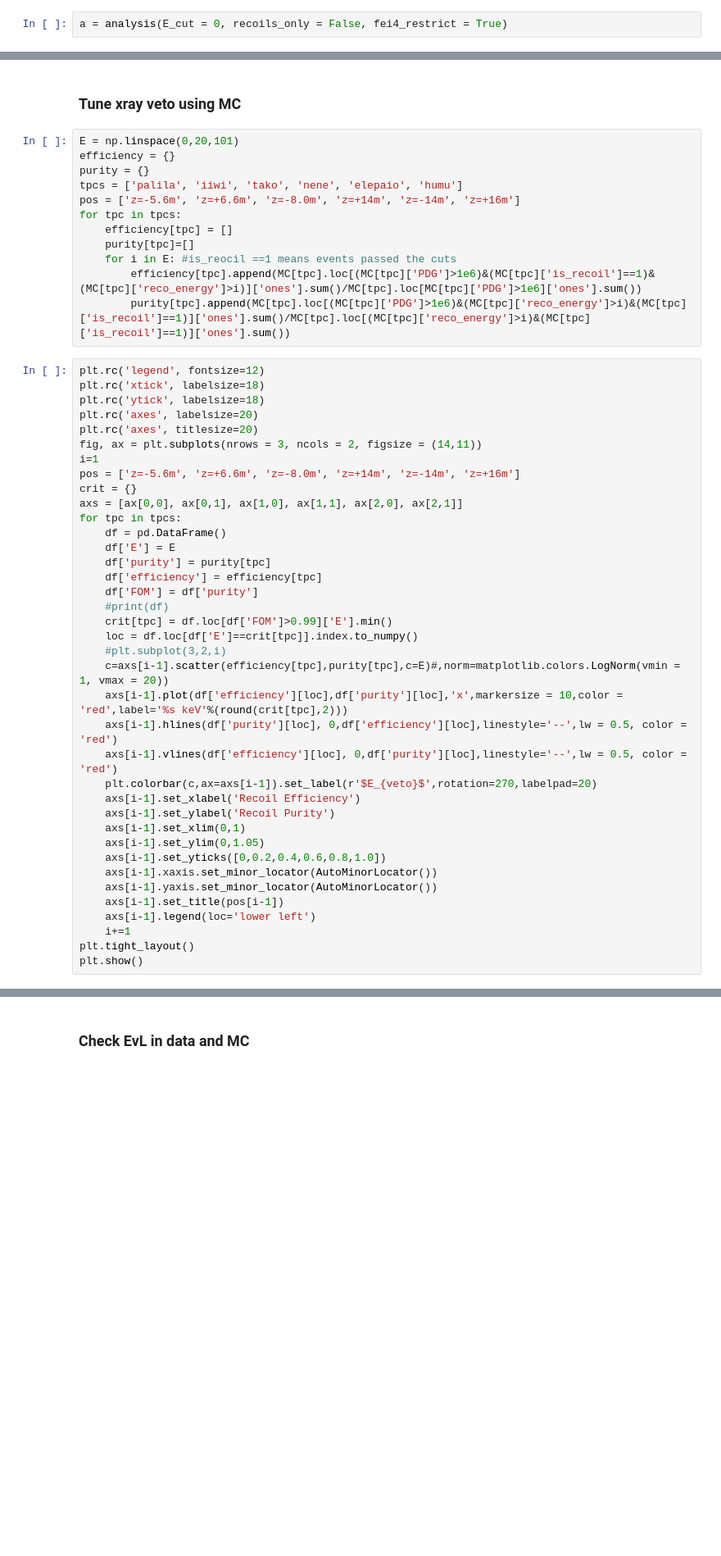
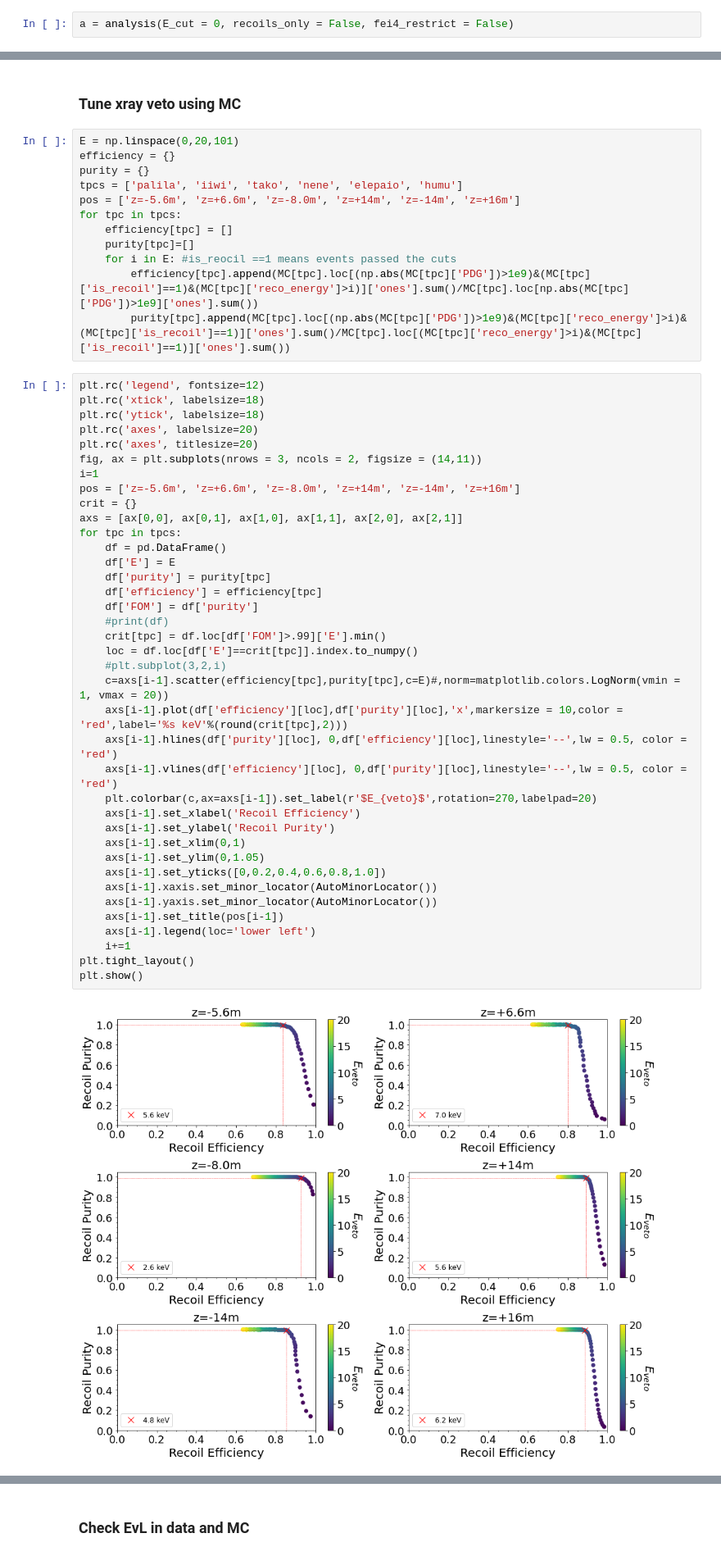
Before and after one commit to jschuel/jeff_workspace, a Jupyter notebook: analysis/phase3/with_sim/Calibrations_and_angular_analysis_final.ipynb, the cells around one changed output, grey strips where cells are left out. Shown at 82% size. Drawn from its saved outputs; the diff is of its cells as text; blank space fills up the shorter version.

```diff
--- a/analysis/phase3/with_sim/Calibrations_and_angular_analysis_final.ipynb
+++ b/analysis/phase3/with_sim/Calibrations_and_angular_analysis_final.ipynb
@@ -23,4 +23,4 @@ Welcome to JupyROOT 6.22/02
 # %% [markdown]
 Initialize analysis class with no cuts, keeping all events. Restrict extended virtual readout chip (VRC) to actual fiducial area of chip for accurate data/MC ratios
 # %%
-a = analysis(E_cut = 0, recoils_only = False, fei4_restrict = True)
+a = analysis(E_cut = 0, recoils_only = False, fei4_restrict = False)
@@ -96,8 +78,8 @@ for tpc in tpcs:
     efficiency[tpc] = []
     purity[tpc]=[]
     for i in E: #is_reocil ==1 means events passed the cuts
-        efficiency[tpc].append(MC[tpc].loc[(MC[tpc]['PDG']>1e6)&(MC[tpc]['is_recoil']==1)&(MC[tpc]['reco_energy']>i)]['ones'].sum()/MC[tpc].loc[MC[tpc]['PDG']>1e6]['ones'].sum())
-        purity[tpc].append(MC[tpc].loc[(MC[tpc]['PDG']>1e6)&(MC[tpc]['reco_energy']>i)&(MC[tpc]['is_recoil']==1)]['ones'].sum()/MC[tpc].loc[(MC[tpc]['reco_energy']>i)&(MC[tpc]['is_recoil']==1)]['ones'].sum())
+        efficiency[tpc].append(MC[tpc].loc[(np.abs(MC[tpc]['PDG'])>1e9)&(MC[tpc]['is_recoil']==1)&(MC[tpc]['reco_energy']>i)]['ones'].sum()/MC[tpc].loc[np.abs(MC[tpc]['PDG'])>1e9]['ones'].sum())
+        purity[tpc].append(MC[tpc].loc[(np.abs(MC[tpc]['PDG'])>1e9)&(MC[tpc]['reco_energy']>i)&(MC[tpc]['is_recoil']==1)]['ones'].sum()/MC[tpc].loc[(MC[tpc]['reco_energy']>i)&(MC[tpc]['is_recoil']==1)]['ones'].sum())
 # %%
 plt.rc('legend', fontsize=12)
 plt.rc('xtick', labelsize=18)
@@ -108,31 +90,33 @@ fig, ax = plt.subplots(nrows = 3, ncols = 2, figsize = (14,11))
 i=1
 pos = ['z=-5.6m', 'z=+6.6m', 'z=-8.0m', 'z=+14m', 'z=-14m', 'z=+16m']
 crit = {}
 axs = [ax[0,0], ax[0,1], ax[1,0], ax[1,1], ax[2,0], ax[2,1]]
 for tpc in tpcs:
     df = pd.DataFrame()
     df['E'] = E
     df['purity'] = purity[tpc]
     df['efficiency'] = efficiency[tpc]
     df['FOM'] = df['purity']
     #print(df)
-    crit[tpc] = df.loc[df['FOM']>0.99]['E'].min()
+    crit[tpc] = df.loc[df['FOM']>.99]['E'].min()
     loc = df.loc[df['E']==crit[tpc]].index.to_numpy()
     #plt.subplot(3,2,i)
     c=axs[i-1].scatter(efficiency[tpc],purity[tpc],c=E)#,norm=matplotlib.colors.LogNorm(vmin = 1, vmax = 20))
     axs[i-1].plot(df['efficiency'][loc],df['purity'][loc],'x',markersize = 10,color = 'red',label='%s keV'%(round(crit[tpc],2)))
     axs[i-1].hlines(df['purity'][loc], 0,df['efficiency'][loc],linestyle='--',lw = 0.5, color = 'red')
     axs[i-1].vlines(df['efficiency'][loc], 0,df['purity'][loc],linestyle='--',lw = 0.5, color = 'red')
     plt.colorbar(c,ax=axs[i-1]).set_label(r'$E_{veto}$',rotation=270,labelpad=20)
     axs[i-1].set_xlabel('Recoil Efficiency')
     axs[i-1].set_ylabel('Recoil Purity')
     axs[i-1].set_xlim(0,1)
     axs[i-1].set_ylim(0,1.05)
     axs[i-1].set_yticks([0,0.2,0.4,0.6,0.8,1.0])
     axs[i-1].xaxis.set_minor_locator(AutoMinorLocator())
     axs[i-1].yaxis.set_minor_locator(AutoMinorLocator())
     axs[i-1].set_title(pos[i-1])
     axs[i-1].legend(loc='lower left')
     i+=1
 plt.tight_layout()
 plt.show()
+# %% [output]
+[figure, added]
```
Also changed, not shown: parts of 29 cells of this notebook, 28 other files.
